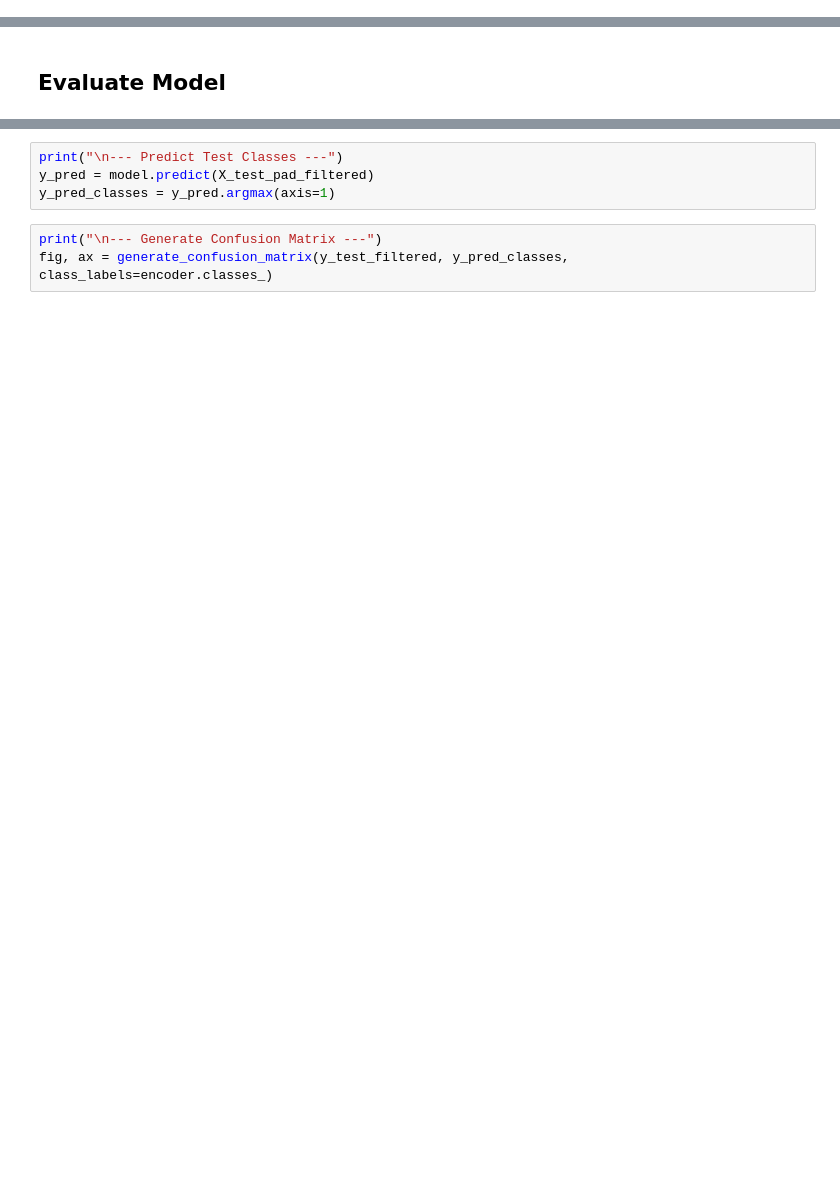
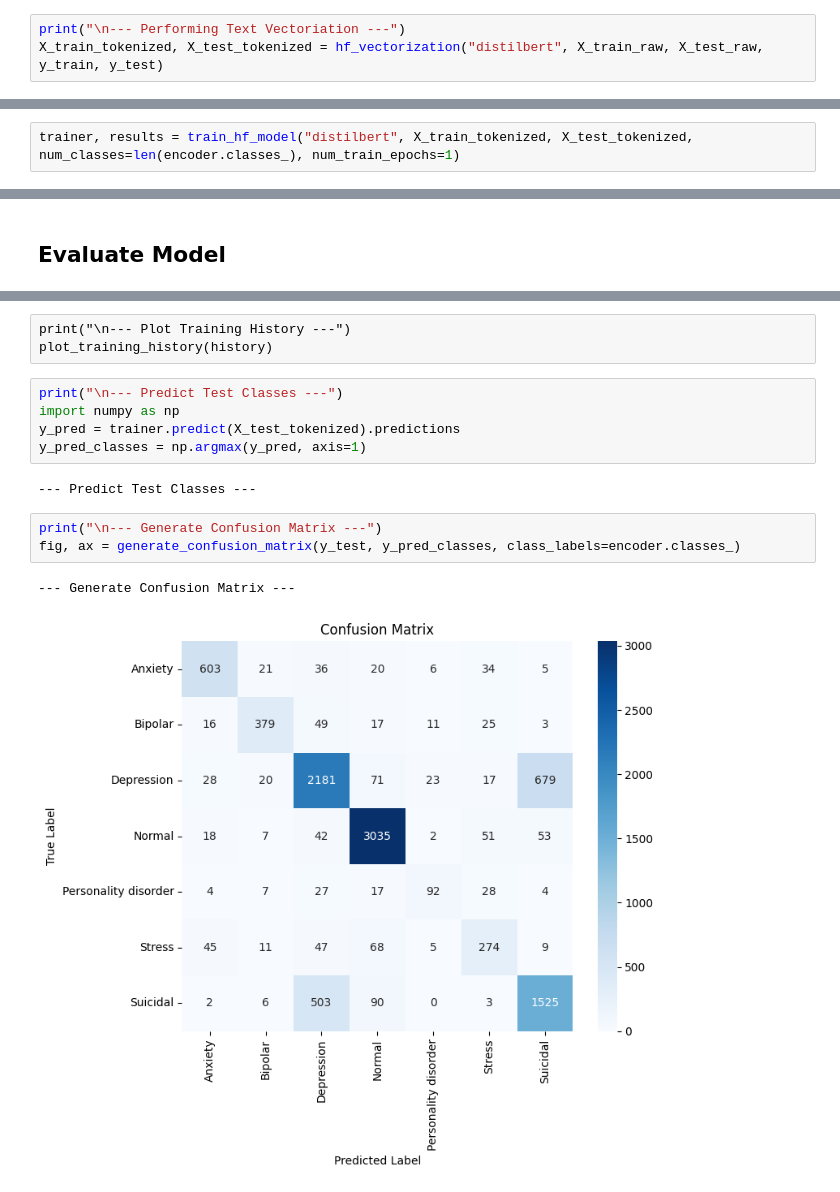
Before and after one commit to jiajinz/NLP_Project, a Jupyter notebook: experiments/distilbert_model_experiment.ipynb, the cells around one changed output, grey strips where cells are left out. Drawn from its saved outputs; the diff is of its cells as text; blank space fills up the shorter version.

```diff
--- a/experiments/distilbert_model_experiment.ipynb
+++ b/experiments/distilbert_model_experiment.ipynb
@@ -132,0 +136,3 @@ Test set size: 10219 samples
+# %%
+print("\n--- Performing Text Vectoriation ---")
+X_train_tokenized, X_test_tokenized = hf_vectorization("distilbert", X_train_raw, X_test_raw, y_train, y_test)
@@ -158,0 +146,2 @@ Epoch 1/3
+# %%
+trainer, results = train_hf_model("distilbert", X_train_tokenized, X_test_tokenized, num_classes=len(encoder.classes_), num_train_epochs=1)
@@ -164,9 +180,18 @@ plot_training_history(history)
+# %% [raw]
+print("\n--- Plot Training History ---")
+plot_training_history(history)
 # %%
 print("\n--- Predict Test Classes ---")
-y_pred = model.predict(X_test_pad_filtered)
-y_pred_classes = y_pred.argmax(axis=1)
+import numpy as np
+y_pred = trainer.predict(X_test_tokenized).predictions
+y_pred_classes = np.argmax(y_pred, axis=1)
+# %% [output]
+--- Predict Test Classes ---
 # %%
 print("\n--- Generate Confusion Matrix ---")
-fig, ax = generate_confusion_matrix(y_test_filtered, y_pred_classes, class_labels=encoder.classes_)
+fig, ax = generate_confusion_matrix(y_test, y_pred_classes, class_labels=encoder.classes_)
+# %% [output]
+--- Generate Confusion Matrix ---
+[figure, added]
 # %%
 print("\n--- Generate Classification Report ---")
```
Also changed, not shown: parts of 12 cells of this notebook, 3 other files.
